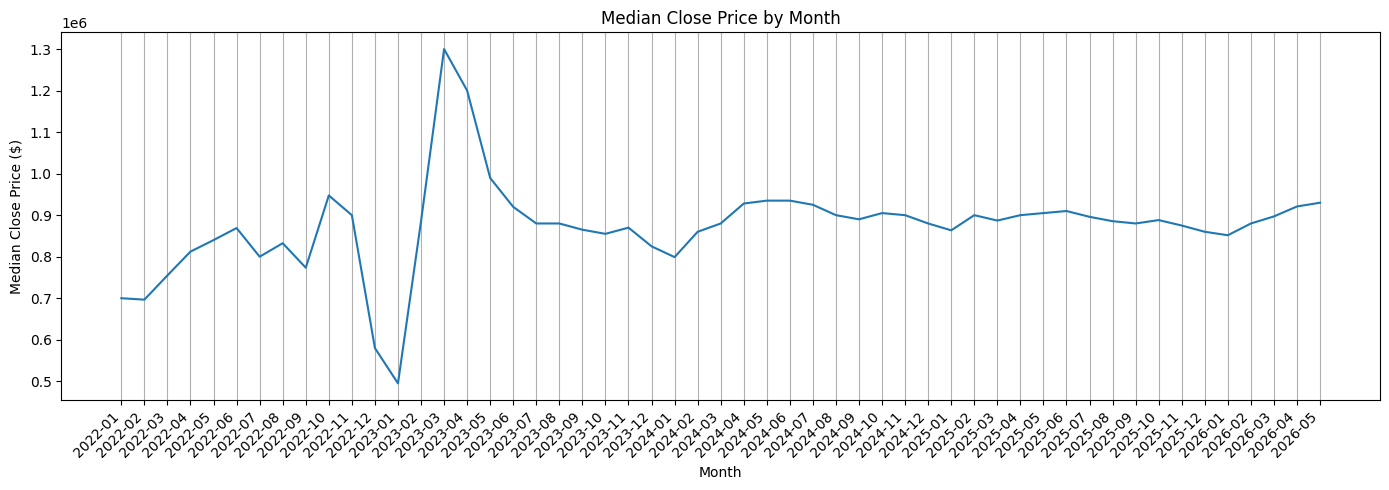
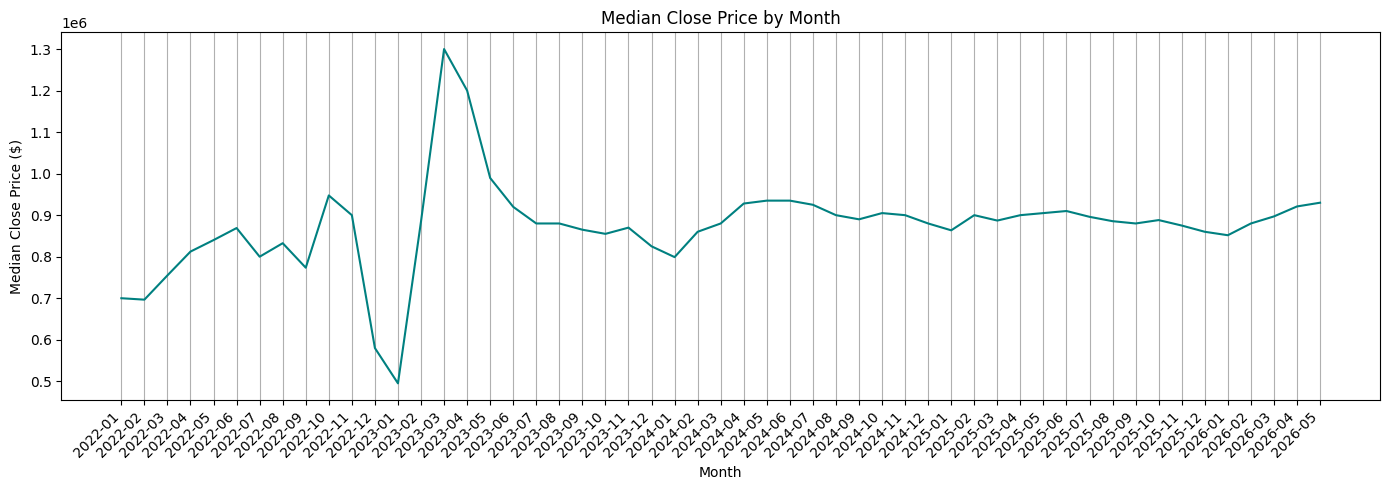
Unified diff of the notebook cell whose output changed from the first chart to the second:
--- before
+++ after
@@ -3,5 +3,5 @@
 
 plt.figure(figsize=(14, 5))
-plt.plot(median_closeprice['YearMonth'], median_closeprice['ClosePrice'])
+plt.plot(median_closeprice['YearMonth'], median_closeprice['ClosePrice'], color = "teal")
 plt.title('Median Close Price by Month')
 plt.xlabel('Month')

Commit: Finalize Week 2 EDA notebook